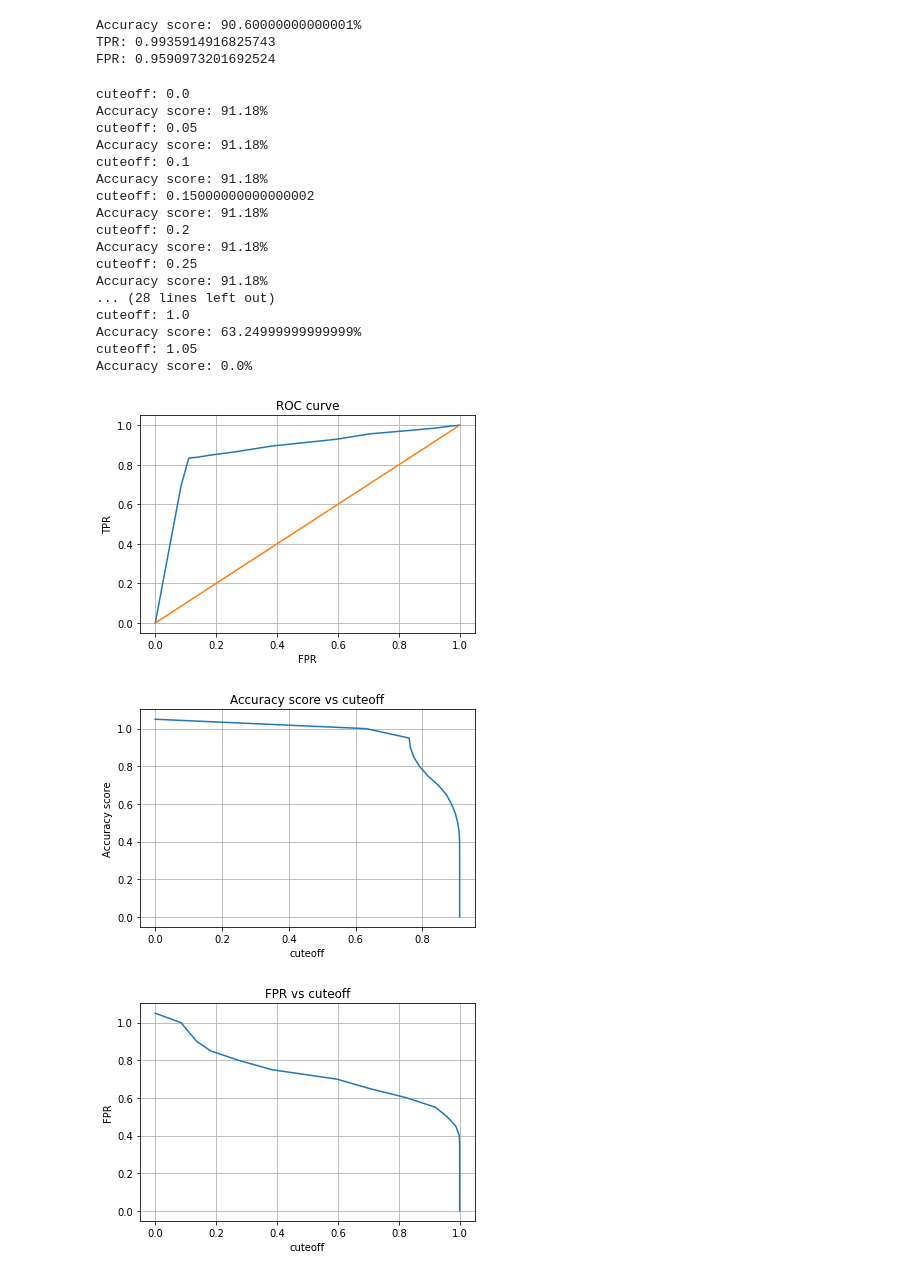
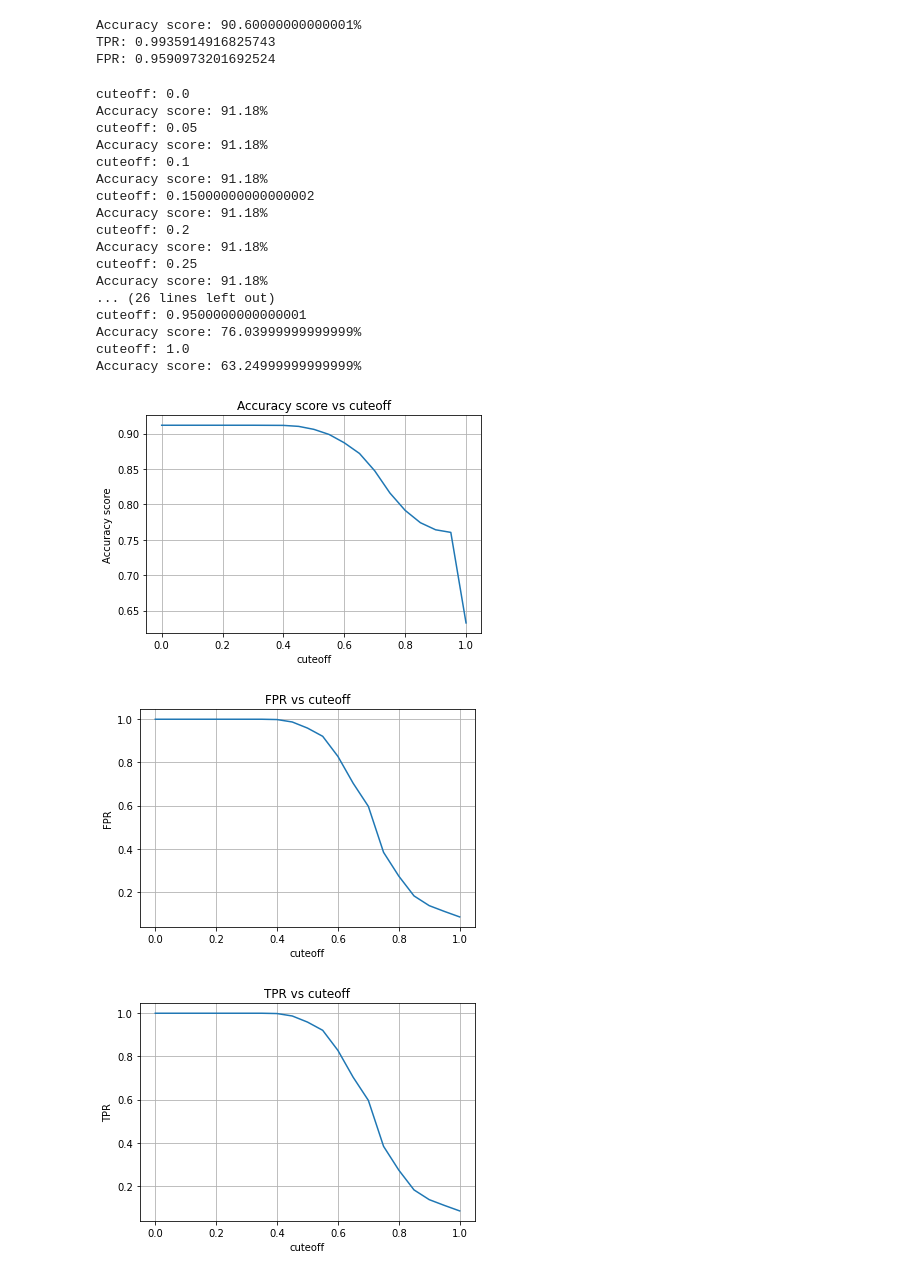
Before and after one commit to GuillaumePv/Fuzzymatch, a Jupyter notebook: fuzzymatch_ngram.ipynb, the cells around one changed output. Drawn from its saved outputs; the diff is of its cells as text; code cells hidden in the pictures.

Commit message:
create measurement graphs

```diff
--- a/fuzzymatch_ngram.ipynb
+++ b/fuzzymatch_ngram.ipynb
@@ -211,7 +211,7 @@ TPR: 0.9935914916825743
 FPR: 0.9590973201692524
 # %%
 # problem with this algos
-cuteoff = np.arange(0,1.1,0.05)
+cuteoff = np.arange(0,1.05,0.05)
 #cuteoff = [0.4,0.5,0.6,0.7,0.8]
 list_tpr = []
 list_fpr = []
@@ -250,65 +250,69 @@ for j in cuteoff:
     #print(f'TN score: {TN}')
     #print(f'FN score: {FN}')
 
-#ROC curve
-line = np.arange(0,1.1,0.1)
-fig = plt.figure()
-plt.plot(list_fpr,list_tpr)
-plt.plot(line,line)
-plt.grid(True)
-plt.title('ROC curve')
-plt.xlabel('FPR')
-plt.ylabel('TPR')
-plt.show()
-fig.savefig('plots/fuzzymatching_roccurve.png')
-
 # accuracy score vs cuteoff
 fig = plt.figure()
-plt.plot(list_accuracy,cuteoff)
+plt.plot(cuteoff,list_accuracy)
 plt.grid(True)
 plt.title('Accuracy score vs cuteoff')
 plt.xlabel('cuteoff')
 plt.ylabel('Accuracy score')
 plt.show()
 fig.savefig('plots/accuracy_vs_cuteoff.png')
-fig = plt.figure()
 
 #FPR vs cuteoff
-plt.plot(list_fpr,cuteoff)
+fig = plt.figure()
+plt.plot(cuteoff,list_fpr)
 plt.grid(True)
 plt.title('FPR vs cuteoff')
 plt.xlabel('cuteoff')
 plt.ylabel('FPR')
 plt.show()
 fig.savefig('plots/FPR_vs_cuteoff.png')
 
 # TPR vs cuteoffs
 fig = plt.figure()
-plt.plot(list_tpr,cuteoff)
+plt.plot(cuteoff,list_fpr)
 plt.grid(True)
 plt.title('TPR vs cuteoff')
 plt.xlabel('cuteoff')
 plt.ylabel('TPR')
 plt.show()
 fig.savefig('plots/TPR_vs_cuteoff.png')
+
+#ROC curve
+line = np.arange(0,1.1,0.1)
+fig = plt.figure()
+fprs = list_fpr
+fprs.append(0)
+tprs = list_tpr
+tprs.append(0)
+plt.plot(fprs,tprs)
+plt.plot(line,line)
+plt.grid(True)
+plt.title('ROC curve')
+plt.xlabel('FPR')
+plt.ylabel('TPR')
+plt.show()
+fig.savefig('plots/fuzzymatching_roccurve.png')
 # %% [output]
 cuteoff: 0.0
 Accuracy score: 91.18%
 cuteoff: 0.05
 Accuracy score: 91.18%
 cuteoff: 0.1
 Accuracy score: 91.18%
 cuteoff: 0.15000000000000002
 Accuracy score: 91.18%
 cuteoff: 0.2
 Accuracy score: 91.18%
 cuteoff: 0.25
 Accuracy score: 91.18%
-... (28 lines left out)
+... (26 lines left out)
+cuteoff: 0.9500000000000001
+Accuracy score: 76.03999999999999%
 cuteoff: 1.0
 Accuracy score: 63.24999999999999%
-cuteoff: 1.05
-Accuracy score: 0.0%
-[figure, old version]
+[figure, new version]
-[figure, old version]
+[figure, new version]
-[figure, old version]
+[figure, new version]
```
Also changed, not shown: parts of 1 cell of this notebook.
